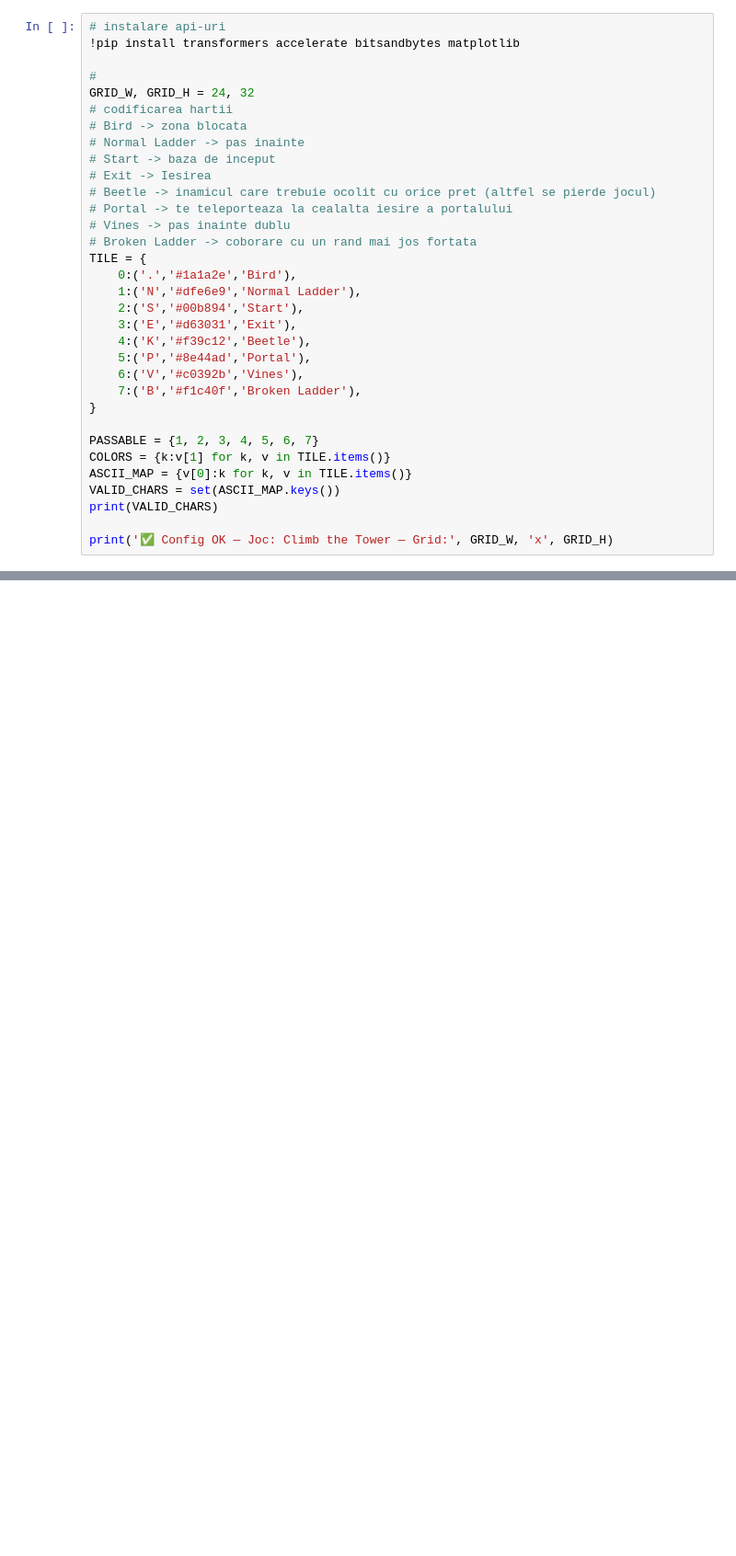
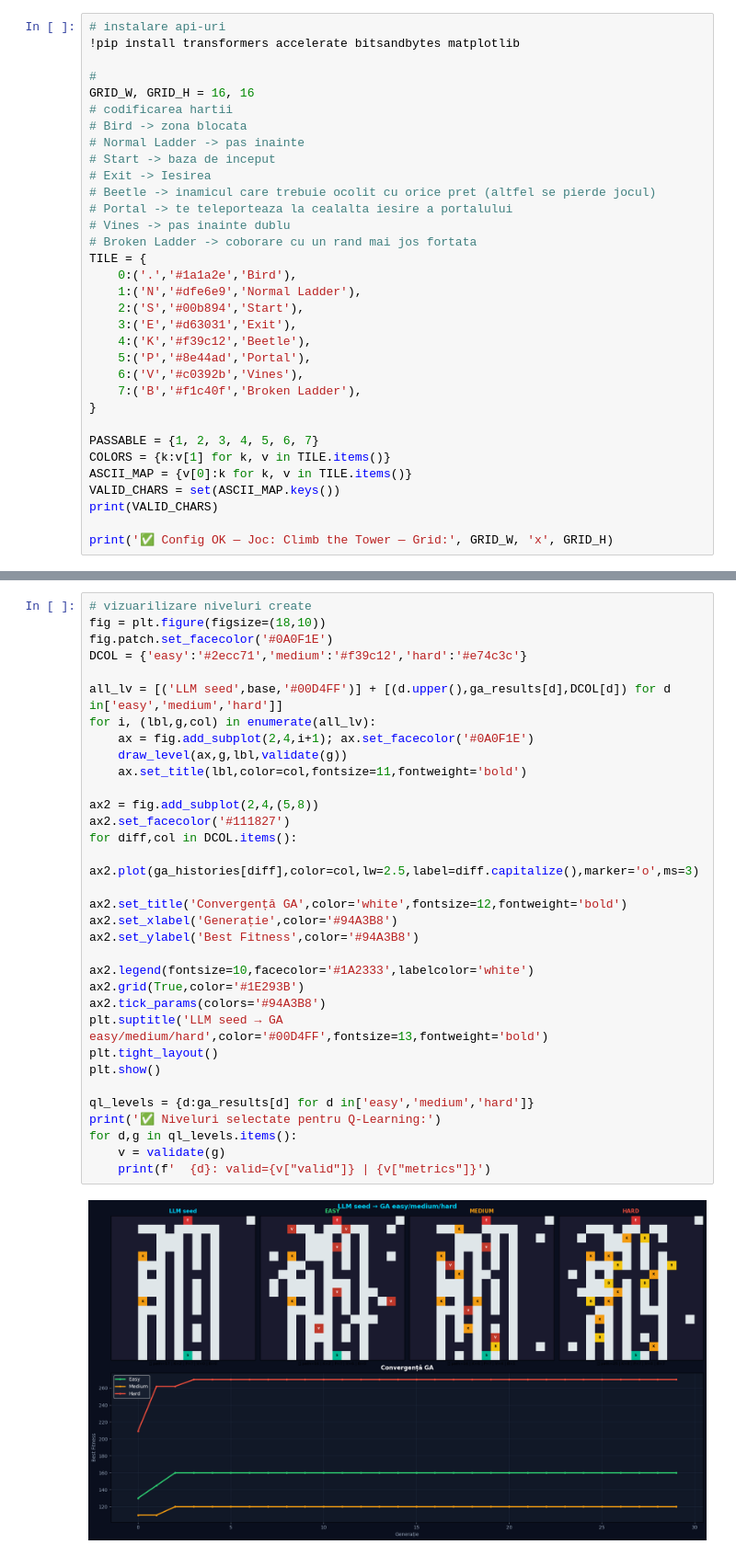
Before and after one commit to FrancescaMicu/3DUPB_Computer_Vision, a Jupyter notebook: proiect3DUPB.ipynb, the cells around one changed output, grey strips where cells are left out. Shown at 92% size. Drawn from its saved outputs; the diff is of its cells as text; blank space fills up the shorter version.

Commit message:
working on mutating levels -> generic algorithms

```diff
--- a/proiect3DUPB.ipynb
+++ b/proiect3DUPB.ipynb
@@ -5,7 +13,7 @@
 !pip install transformers accelerate bitsandbytes matplotlib
 
 #
-GRID_W, GRID_H = 24, 32
+GRID_W, GRID_H = 16, 16
 # codificarea hartii
 # Bird -> zona blocata
 # Normal Ladder -> pas inainte
@@ -203,0 +850,35 @@ def parse_ascii_permisive(resp):
+# %%
+# vizuarilizare niveluri create
+fig = plt.figure(figsize=(18,10))
+fig.patch.set_facecolor('#0A0F1E')
+DCOL = {'easy':'#2ecc71','medium':'#f39c12','hard':'#e74c3c'}
+
+all_lv = [('LLM seed',base,'#00D4FF')] + [(d.upper(),ga_results[d],DCOL[d]) for d in['easy','medium','hard']]
+for i, (lbl,g,col) in enumerate(all_lv):
+    ax = fig.add_subplot(2,4,i+1); ax.set_facecolor('#0A0F1E')
+    draw_level(ax,g,lbl,validate(g))
+    ax.set_title(lbl,color=col,fontsize=11,fontweight='bold')
+
+ax2 = fig.add_subplot(2,4,(5,8))
+ax2.set_facecolor('#111827')
+for diff,col in DCOL.items():
+    ax2.plot(ga_histories[diff],color=col,lw=2.5,label=diff.capitalize(),marker='o',ms=3)
+
+ax2.set_title('Convergență GA',color='white',fontsize=12,fontweight='bold')
+ax2.set_xlabel('Generație',color='#94A3B8')
+ax2.set_ylabel('Best Fitness',color='#94A3B8')
+
+ax2.legend(fontsize=10,facecolor='#1A2333',labelcolor='white')
+ax2.grid(True,color='#1E293B')
+ax2.tick_params(colors='#94A3B8')
+plt.suptitle('LLM seed → GA easy/medium/hard',color='#00D4FF',fontsize=13,fontweight='bold')
+plt.tight_layout()
+plt.show()
+
+ql_levels = {d:ga_results[d] for d in['easy','medium','hard']}
+print('✅ Niveluri selectate pentru Q-Learning:')
+for d,g in ql_levels.items():
+    v = validate(g)
+    print(f'  {d}: valid={v["valid"]} | {v["metrics"]}')
+# %% [output]
+[figure, added]
```
Also changed, not shown: parts of 11 cells of this notebook.
